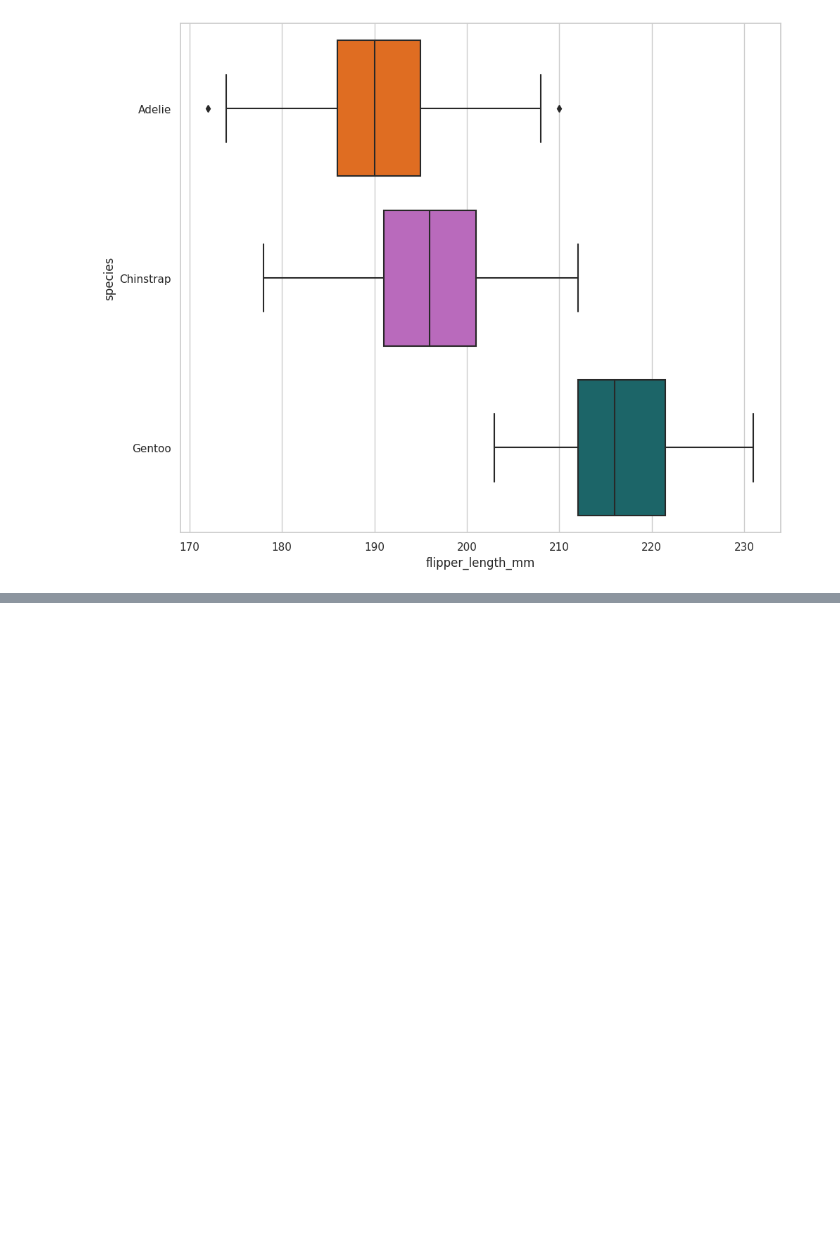
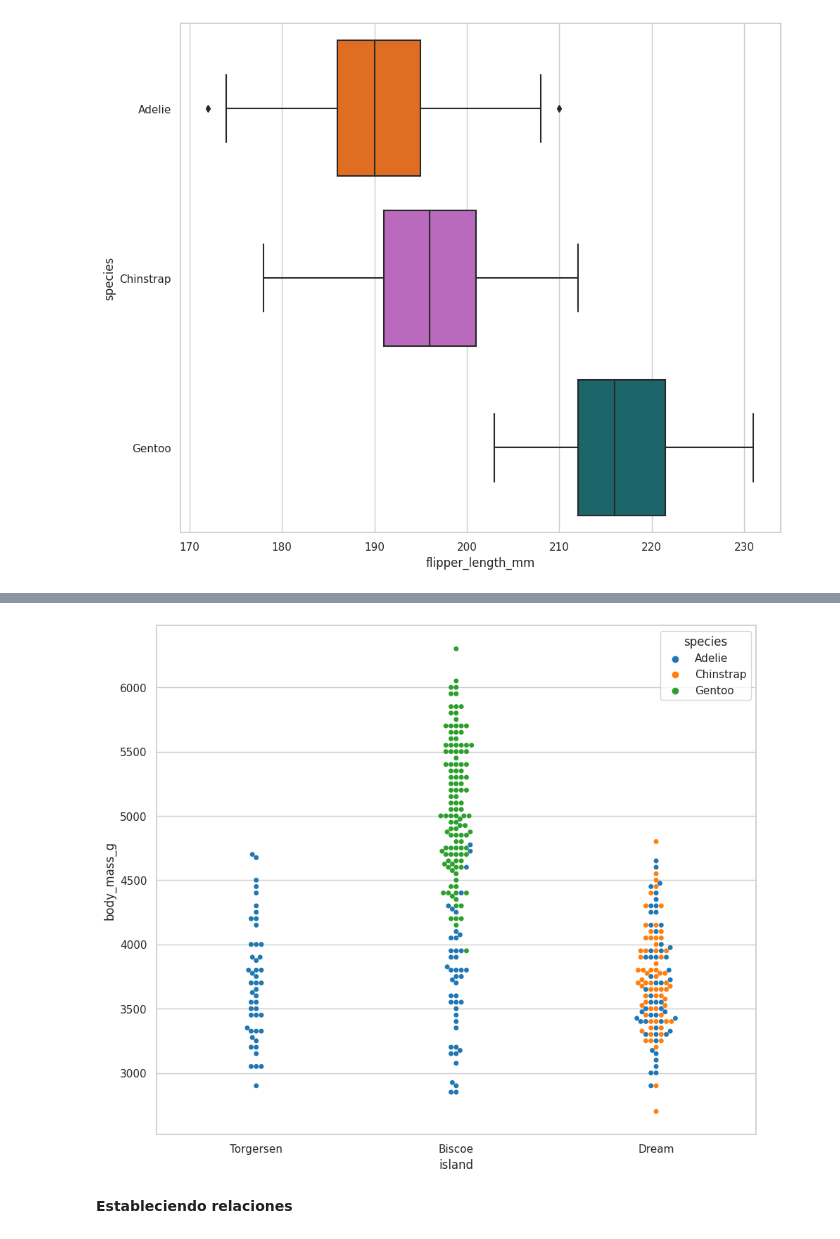
Before and after one commit to JuanDiegoZ/PenguinsDataAnalisis, a Jupyter notebook: penguinsPractice.ipynb, the cells around one changed output, grey strips where cells are left out. Drawn from its saved outputs; the diff is of its cells as text; code cells hidden in the pictures; blank space fills up the shorter version.

```diff
--- a/penguinsPractice.ipynb
+++ b/penguinsPractice.ipynb
@@ -837,0 +838,11 @@ sns.swarmplot(
+# %%
+ax = sns.swarmplot(
+    data = data_penguins_process,
+    x = 'island',
+    y = 'body_mass_g',
+    hue = 'species'
+    );
+# %% [output]
+[figure, added]
+# %% [markdown]
+__Estableciendo relaciones__
```
Also changed, not shown: parts of 20 cells of this notebook.
